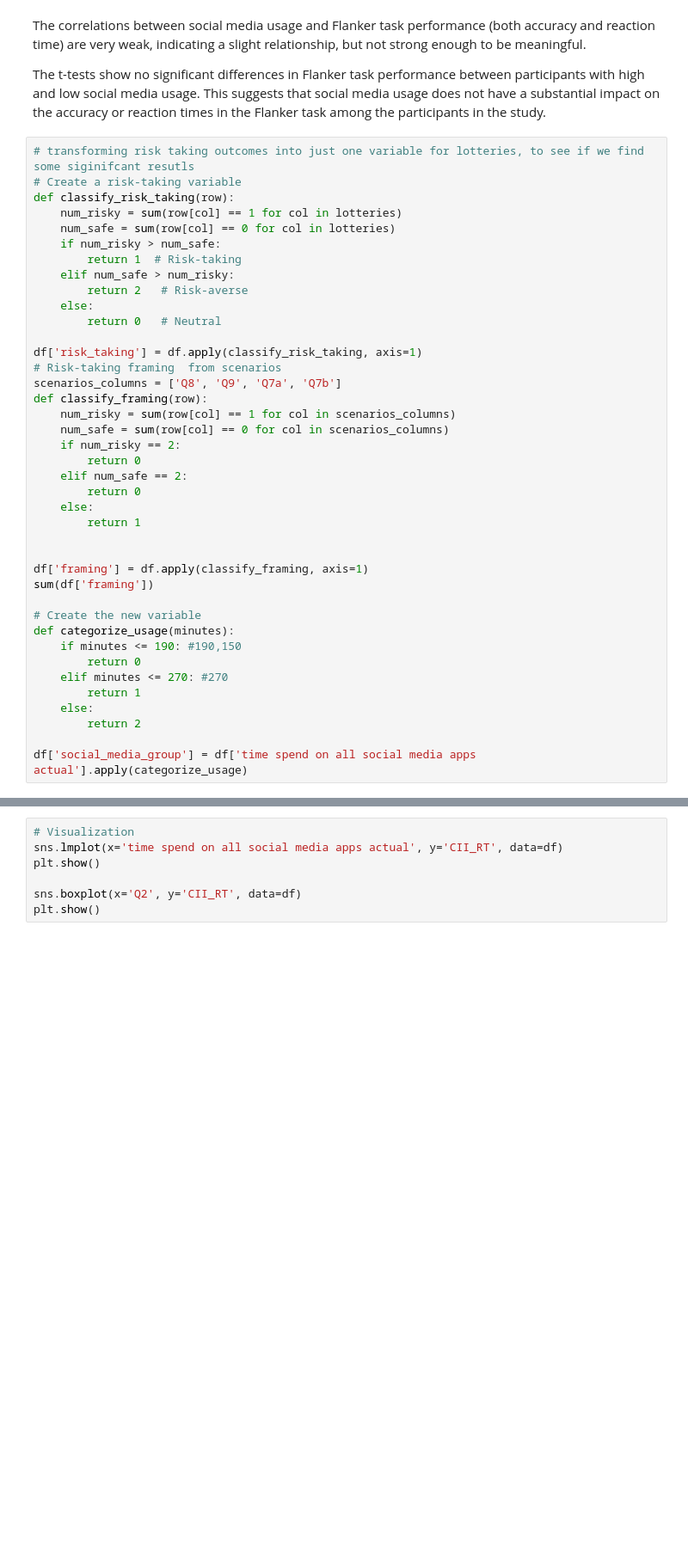
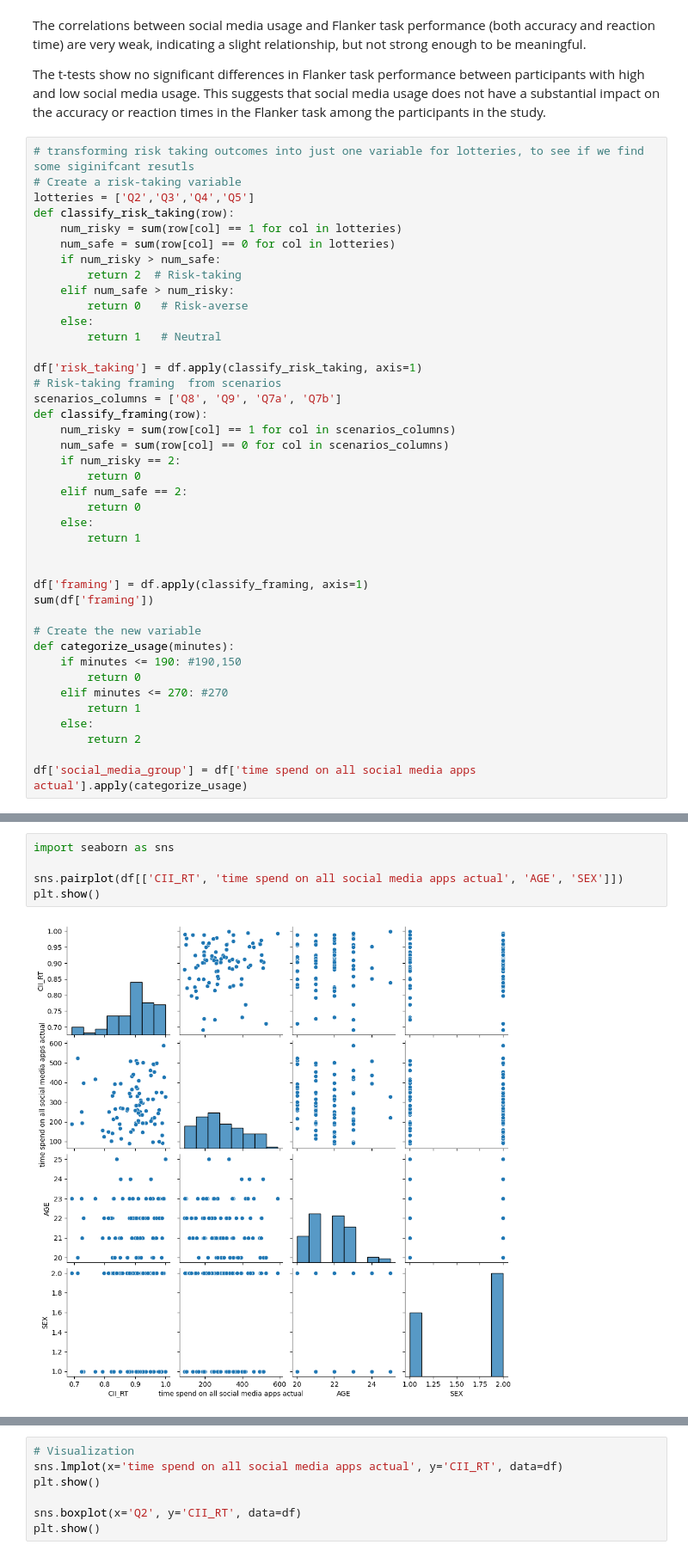
Before and after one commit to MBrigita/the-influence-of-social-media-on-cognitive-control-and-risk-taking, a Jupyter notebook: analysis_joined.ipynb, the cells around one changed output, grey strips where cells are left out. Shown: that part at 86% size. Drawn from its saved outputs; the diff is of its cells as text; blank space fills up the shorter version.

```diff
--- a/analysis_joined.ipynb
+++ b/analysis_joined.ipynb
@@ -127,15 +127,16 @@ The t-tests show no significant differences in Flanker task performance between
 # %%
 # transforming risk taking outcomes into just one variable for lotteries, to see if we find some siginifcant resutls
 # Create a risk-taking variable
+lotteries = ['Q2','Q3','Q4','Q5']
 def classify_risk_taking(row):
     num_risky = sum(row[col] == 1 for col in lotteries)
     num_safe = sum(row[col] == 0 for col in lotteries)
     if num_risky > num_safe:
-        return 1  # Risk-taking
+        return 2  # Risk-taking
     elif num_safe > num_risky:
-        return 2   # Risk-averse
+        return 0   # Risk-averse
     else:
-        return 0   # Neutral
+        return 1   # Neutral
 
 df['risk_taking'] = df.apply(classify_risk_taking, axis=1)
 # Risk-taking framing  from scenarios
@@ -195,3 +256,10 @@ strong multicollinearity or other numerical problems.
+# %%
+import seaborn as sns
+
+sns.pairplot(df[['CII_RT', 'time spend on all social media apps actual', 'AGE', 'SEX']])
+plt.show()
+# %% [output]
+[figure, added]
 # %%
 import matplotlib.pyplot as plt
 import statsmodels.api as sm
```
Also changed, not shown: parts of 12 cells of this notebook, 4 other files.
